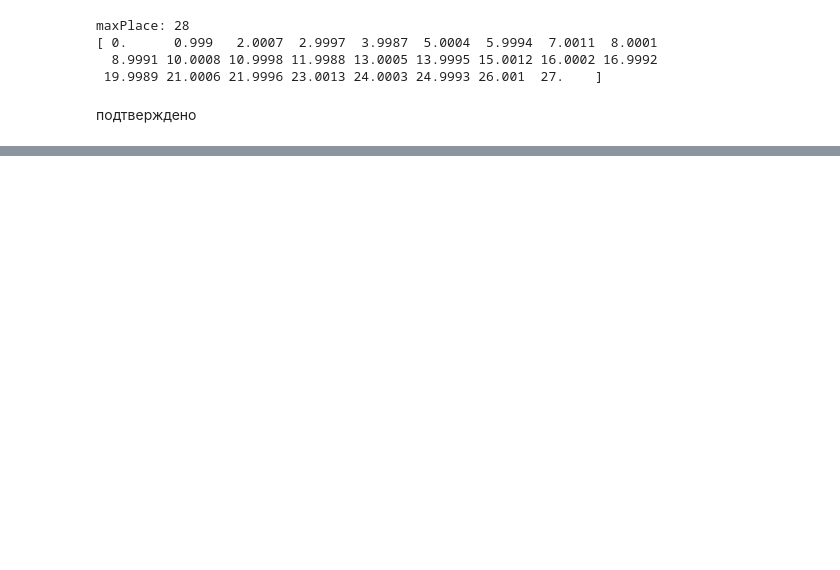
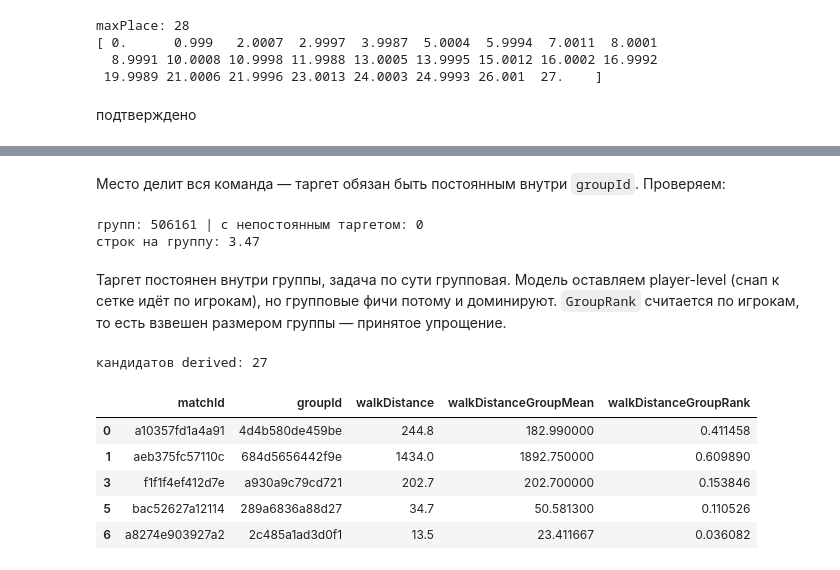
Before and after one commit to ConspiracyTrooper/pubg-ds, a Jupyter notebook: notebooks/01_eda.ipynb, the cells around one changed output, grey strips where cells are left out. Drawn from its saved outputs; the diff is of its cells as text; code cells hidden in the pictures; blank space fills up the shorter version.

```diff
--- a/notebooks/01_eda.ipynb
+++ b/notebooks/01_eda.ipynb
@@ -256,0 +262,49 @@ MAE LightGBM 0.09808615895858268
+# %% [markdown]
+Место делит вся команда — таргет обязан быть постоянным внутри `groupId`. Проверяем:
+# %%
+# Таргет константен внутри (matchId, groupId)?
+g = df.groupby(["matchId", "groupId"])["winPlacePerc"].nunique()
+print("групп:", len(g), "| с непостоянным таргетом:", int((g > 1).sum()))
+print("строк на группу:", round(len(df) / len(g), 2))
+# %% [output]
+групп: 506161 | с непостоянным таргетом: 0
+строк на группу: 3.47
+# %% [markdown]
+Таргет постоянен внутри группы, задача по сути групповая. Модель оставляем player-level (снап к сетке идёт по игрокам), но групповые фичи потому и доминируют. `GroupRank` считается по игрокам, то есть взвешен размером группы — принятое упрощение.
+# %%
+# Кандидаты: полный набор match/group-relative фич (по всем боевым/движковым статам)
+RANK_STATS  = ['walkDistance','kills','damageDealt','boosts','heals','weaponsAcquired',
+               'longestKill','DBNOs','rideDistance','killStreaks']
+NORM_STATS  = ['walkDistance','kills','damageDealt']
+GROUP_STATS = ['walkDistance','kills','damageDealt','boosts','weaponsAcquired','longestKill']
+
+# Ранги в матче, нормировки на среднее матча, агрегаты по группе (тиммейты делят место)
+def build_candidates(d):
+    d = d.copy()
+    g = d.groupby('matchId')
+    d['playersInMatch'] = g['matchId'].transform('size')
+    for s in RANK_STATS: d[f'{s}MatchRank'] = g[s].rank(pct=True)
+    for s in NORM_STATS: d[f'{s}MatchNorm'] = d[s] / (g[s].transform('mean') + 1e-9)
+    gg = d.groupby(['matchId','groupId'])
+    d['groupSize'] = gg['matchId'].transform('size')
+    for s in GROUP_STATS:
+        gm = gg[s].transform('mean')
+        d[f'{s}GroupMean'] = gm
+        d[f'{s}GroupRank'] = gm.groupby(d['matchId']).rank(pct=True)
+    return d
+
+CAND = ([f'{s}MatchRank' for s in RANK_STATS] + [f'{s}MatchNorm' for s in NORM_STATS]
+        + [f'{s}GroupMean' for s in GROUP_STATS] + [f'{s}GroupRank' for s in GROUP_STATS]
+        + ['playersInMatch','groupSize'])
+
+dff = build_candidates(df)
+print('кандидатов derived:', len(CAND))
+dff[['matchId','groupId','walkDistance','walkDistanceGroupMean','walkDistanceGroupRank']].head()
+# %% [output]
+кандидатов derived: 27
+|  | matchId | groupId | walkDistance | walkDistanceGroupMean | walkDistanceGroupRank |
+| 0 | a10357fd1a4a91 | 4d4b580de459be | 244.8 | 182.990000 | 0.411458 |
+| 1 | aeb375fc57110c | 684d5656442f9e | 1434.0 | 1892.750000 | 0.609890 |
+| 3 | f1f1f4ef412d7e | a930a9c79cd721 | 202.7 | 202.700000 | 0.153846 |
+| 5 | bac52627a12114 | 289a6836a88d27 | 34.7 | 50.581300 | 0.110526 |
+| 6 | a8274e903927a2 | 2c485a1ad3d0f1 | 13.5 | 23.411667 | 0.036082 |
```
Also changed, not shown: parts of 48 cells of this notebook, 13 other files.
